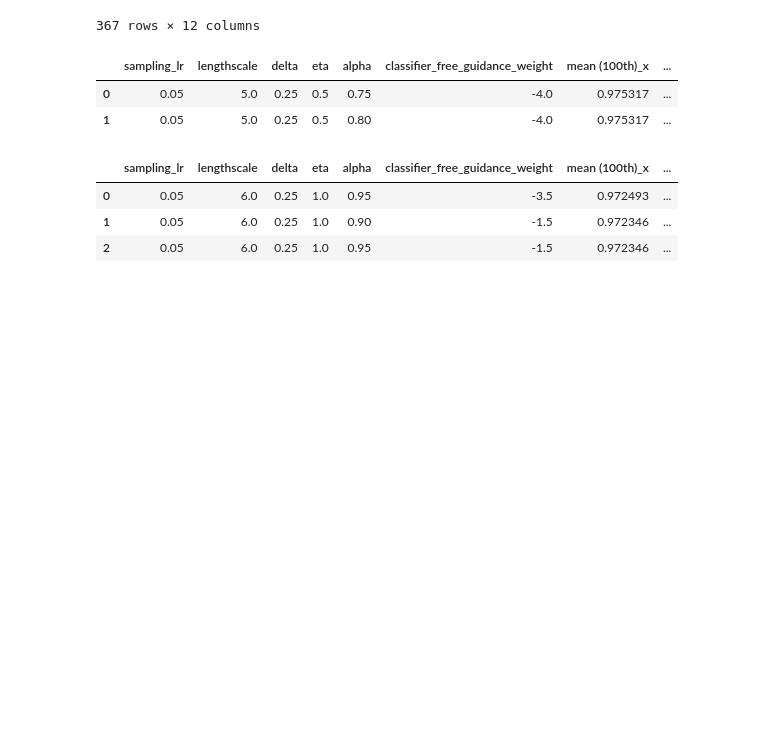
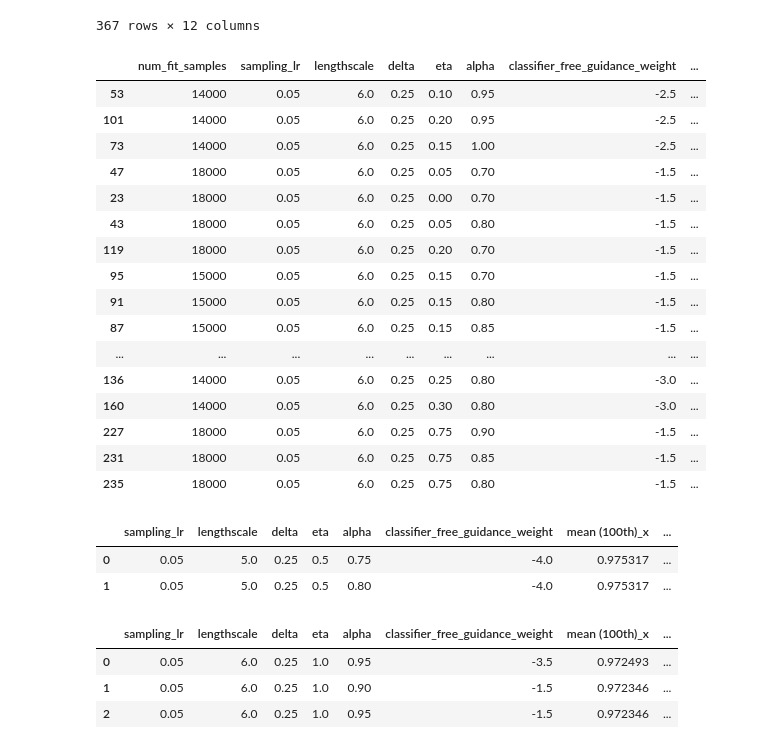
Before and after one commit to HungTT912/L2HD-setting-2, a Jupyter notebook: test.ipynb, the cells around one changed output. Cells and saved outputs as stored; diff of their text form; code cells hidden in the pictures; blank space fills up the shorter version.

Commit message:
tune 23

```diff
--- a/test.ipynb
+++ b/test.ipynb
@@ -21,6 +21,39 @@ df
 | 231 | 0.01 | 5 | 0.25 | 0.10 | 0.90 | -2.5 | 0.950002 | 0.028816 | ... |
 | 108 | 0.01 | 5 | 0.25 | 0.05 | 0.75 | -3.5 | 0.950001 | 0.026411 | ... |
 367 rows × 12 columns
+# %%
+import pandas as pd
+# import numpy as np
+
+num_fit_samples_list = [5000,7500,8000,8500,9000,10000,12000,13000,14000,15000,16000,17000,18000]
+best_tf8_hyper = None
+for num_fit_samples in num_fit_samples_list:
+    best_tf8_hyper1 =  pd.read_csv(f'tuning_results/tune_23/result/tuning_result_tfbind8_num_fit_samples{num_fit_samples}_lengthscale6.0_sampling_lr0.05_delta0.25.csv')
+    best_tf8_hyper1 = best_tf8_hyper1[best_tf8_hyper1['mean (100th)']>0.98]
+    best_tf8_hyper = pd.concat([best_tf8_hyper,best_tf8_hyper1])
+best_tf8_hyper = best_tf8_hyper.sort_values(by= 'mean (100th)',ascending= False)
+best_tf8_hyper.head(50)
+# best_tf8_hyper = best_tf8_hyper[['eta', 'alpha', 'classifier_free_guidance_weight']].to_numpy()
+# best_tf8_hyper = np.unique(best_tf8_hyper,axis=0)
+# print(len(best_tf8_hyper))
+# %% [output]
+|  | num_fit_samples | sampling_lr | lengthscale | delta | eta | alpha | classifier_free_guidance_weight | ... |
+| 53 | 14000 | 0.05 | 6.0 | 0.25 | 0.10 | 0.95 | -2.5 | ... |
+| 101 | 14000 | 0.05 | 6.0 | 0.25 | 0.20 | 0.95 | -2.5 | ... |
+| 73 | 14000 | 0.05 | 6.0 | 0.25 | 0.15 | 1.00 | -2.5 | ... |
+| 47 | 18000 | 0.05 | 6.0 | 0.25 | 0.05 | 0.70 | -1.5 | ... |
+| 23 | 18000 | 0.05 | 6.0 | 0.25 | 0.00 | 0.70 | -1.5 | ... |
+| 43 | 18000 | 0.05 | 6.0 | 0.25 | 0.05 | 0.80 | -1.5 | ... |
+| 119 | 18000 | 0.05 | 6.0 | 0.25 | 0.20 | 0.70 | -1.5 | ... |
+| 95 | 15000 | 0.05 | 6.0 | 0.25 | 0.15 | 0.70 | -1.5 | ... |
+| 91 | 15000 | 0.05 | 6.0 | 0.25 | 0.15 | 0.80 | -1.5 | ... |
+| 87 | 15000 | 0.05 | 6.0 | 0.25 | 0.15 | 0.85 | -1.5 | ... |
+| ... | ... | ... | ... | ... | ... | ... | ... | ... |
+| 136 | 14000 | 0.05 | 6.0 | 0.25 | 0.25 | 0.80 | -3.0 | ... |
+| 160 | 14000 | 0.05 | 6.0 | 0.25 | 0.30 | 0.80 | -3.0 | ... |
+| 227 | 18000 | 0.05 | 6.0 | 0.25 | 0.75 | 0.90 | -1.5 | ... |
+| 231 | 18000 | 0.05 | 6.0 | 0.25 | 0.75 | 0.85 | -1.5 | ... |
+| 235 | 18000 | 0.05 | 6.0 | 0.25 | 0.75 | 0.80 | -1.5 | ... |
 # %%
 import pandas as pd
 
```
Also changed, not shown: 1 other file.
